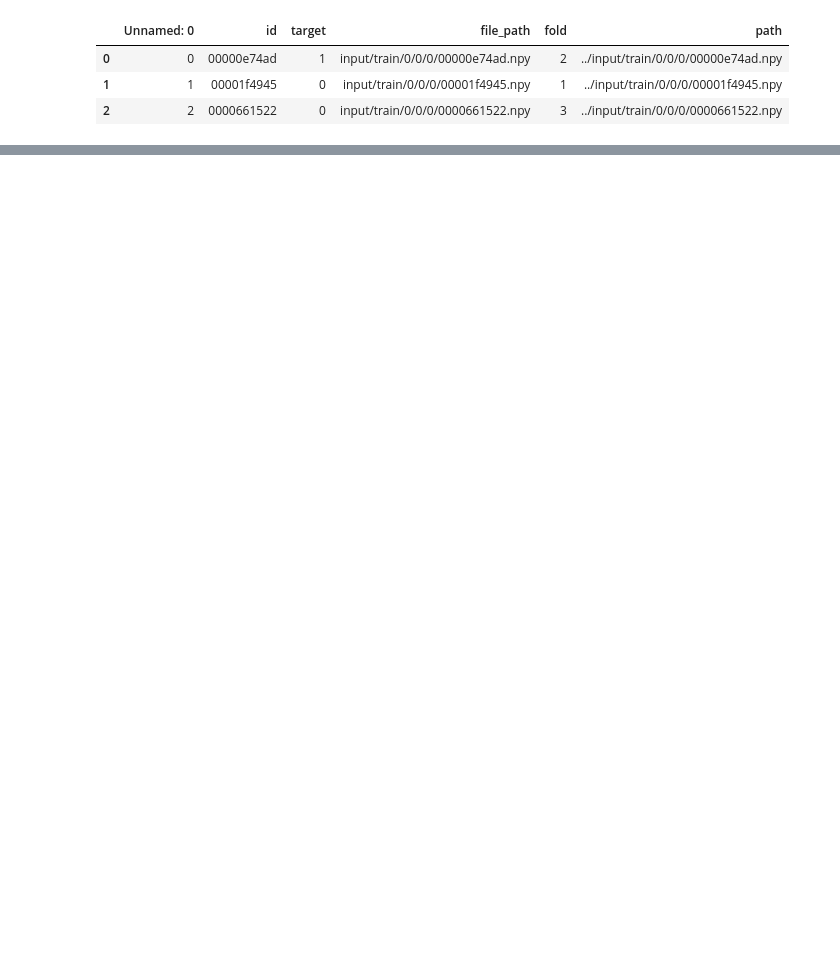
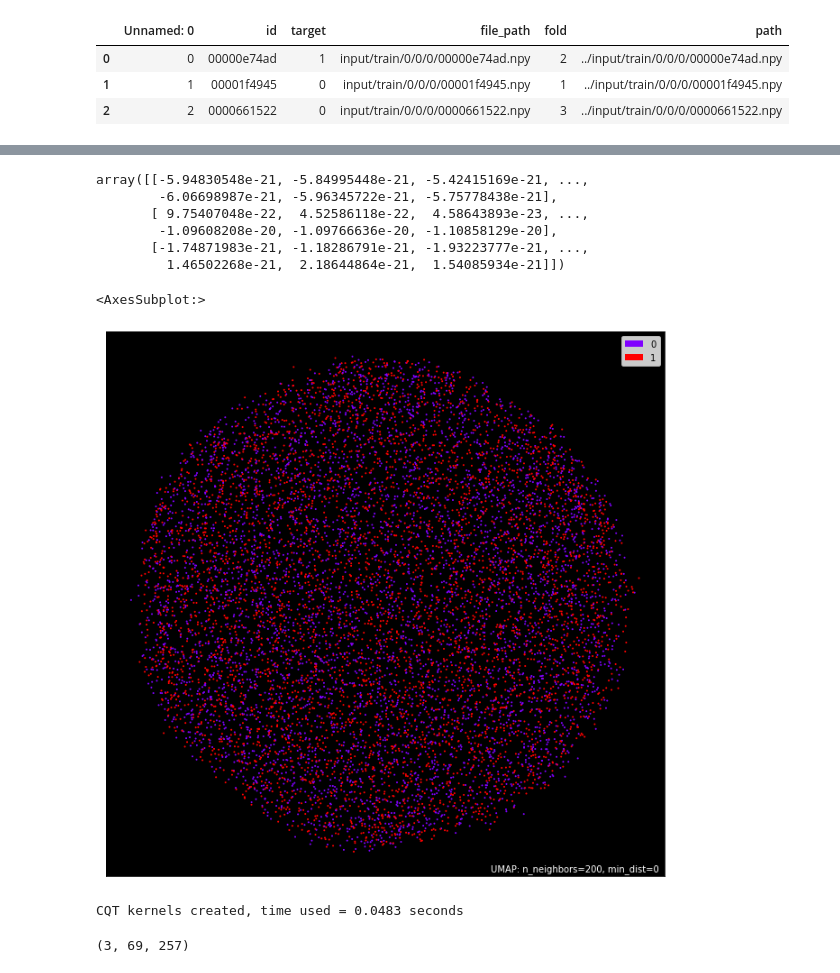
Before and after one commit to hamishdickson/g2net, a Jupyter notebook: nbs/eda.ipynb, the cells around one changed output, grey strips where cells are left out. Saved outputs shown, nothing was run; the diff lists cells and outputs as text; code cells hidden in the pictures; blank space fills up the shorter version.

```diff
--- a/nbs/eda.ipynb
+++ b/nbs/eda.ipynb
@@ -34,2 +19,30 @@ df['min_value_1'] = df['path'].apply(lambda p: find_min(p, 1))
-# %%
-df['min_value_2'] = df['path'].apply(lambda p: find_min(p, 2))
+# %%
+df_sub = df.sample(10000)
+# %%
+np.load("../input/train/0/0/0/00000e74ad.npy")
+# %% [output]
+array([[-5.94830548e-21, -5.84995448e-21, -5.42415169e-21, ...,
+        -6.06698987e-21, -5.96345722e-21, -5.75778438e-21],
+       [ 9.75407048e-22,  4.52586118e-22,  4.58643893e-23, ...,
+        -1.09608208e-20, -1.09766636e-20, -1.10858129e-20],
+       [-1.74871983e-21, -1.18286791e-21, -1.93223777e-21, ...,
+         1.46502268e-21,  2.18644864e-21,  1.54085934e-21]])
+# %%
+X_0 = []
+X_1 = []
+X_2 = []
+t = []
+
+for _, d in df_sub.iterrows():
+    a = np.load(d.path)
+    X_0.append(a[0])
+    X_1.append(a[1])
+    X_2.append(a[2])
+    t.append(d.target)
+# %%
+mapper = umap.UMAP(n_neighbors=200, min_dist=0, n_components=2).fit(X_0)
+# %%
+umap.plot.points(mapper, labels=np.array(t), theme='fire')
+# %% [output]
+<AxesSubplot:>
+[figure, added]
@@ -35,0 +52,4 @@ df['min_value_2'] = df['path'].apply(lambda p: find_min(p, 2))
+# %%
+wave_transform = CQT1992v2(sr=2048, fmin=20, fmax=1024, hop_length=16)
+# %% [output]
+CQT kernels created, time used = 0.0483 seconds
@@ -35,0 +62,5 @@ df['min_value_2'] = df['path'].apply(lambda p: find_min(p, 2))
+# %%
+tfm = np.vstack([tfm_0, tfm_1, tfm_2])
+tfm.shape
+# %% [output]
+(3, 69, 257)
```
Also changed, not shown: parts of 15 cells of this notebook, 41 other files.
